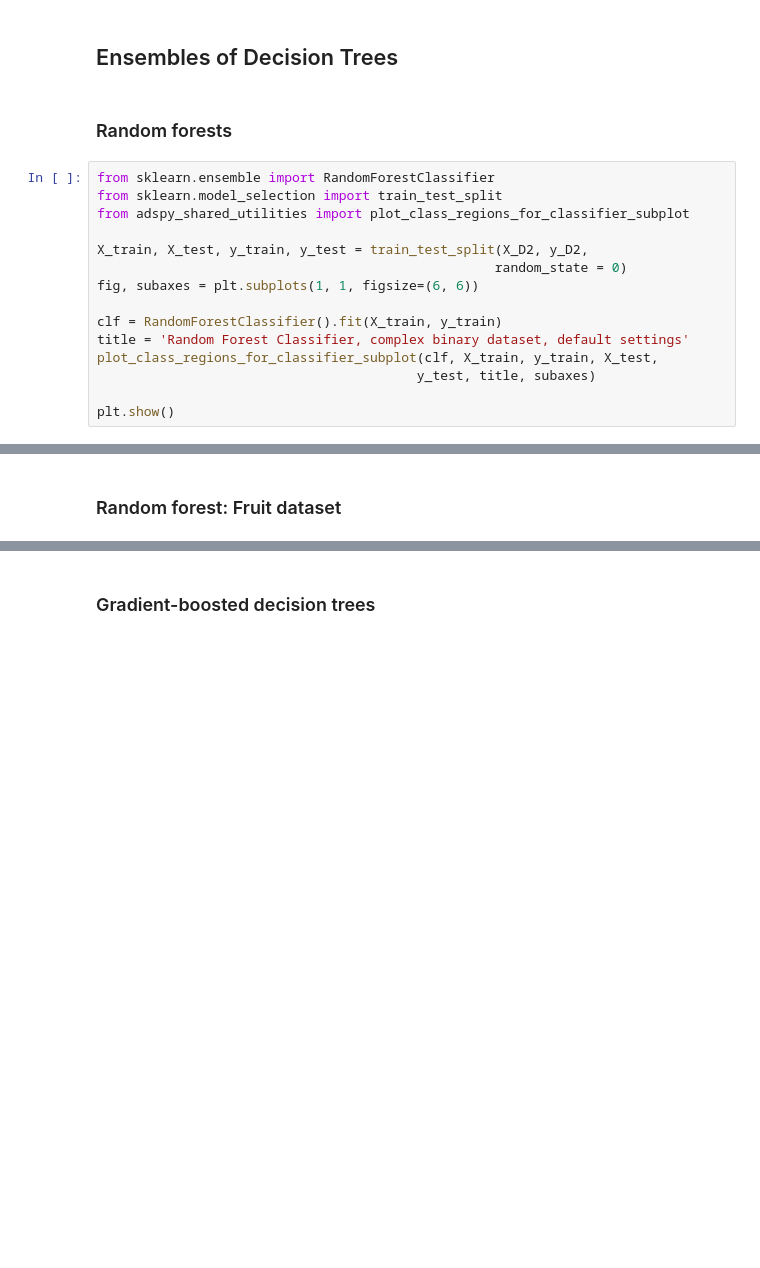
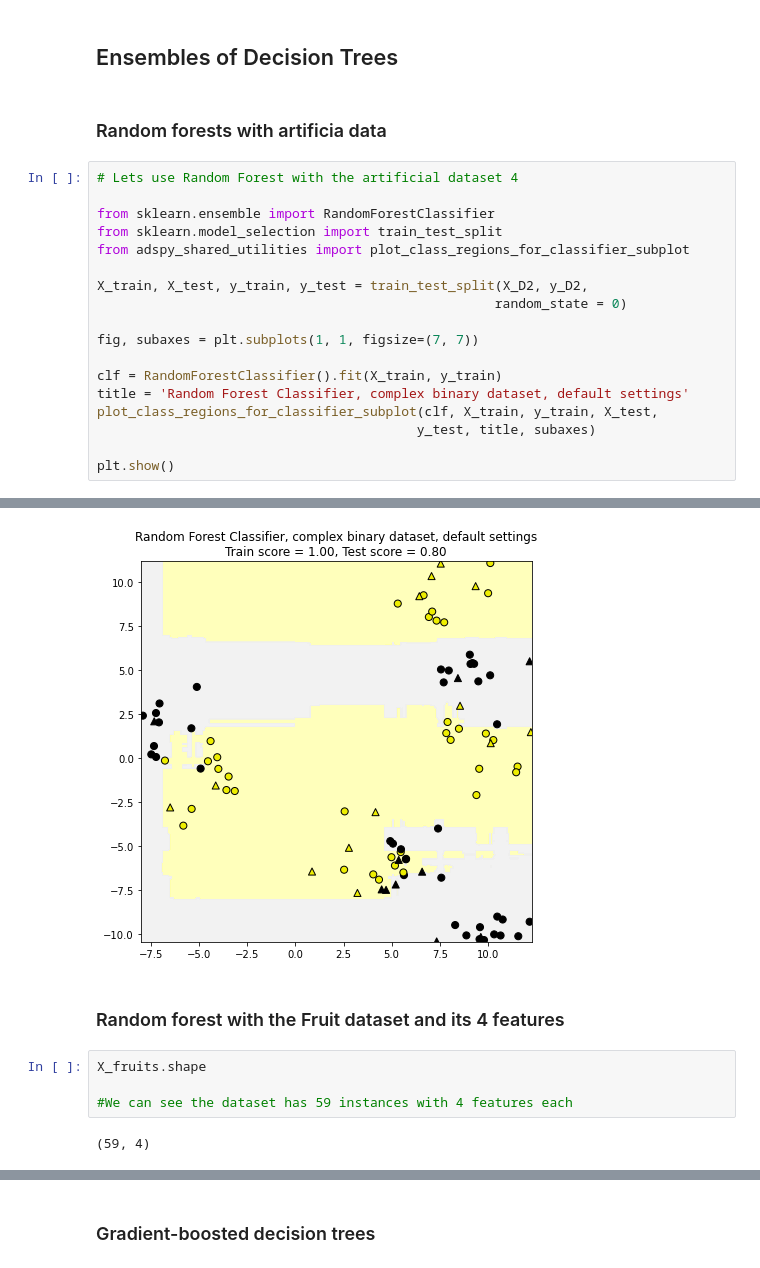
Before and after one commit to valkanoise/Applied-Data-Science-with-Python-Specialization, a Jupyter notebook: Course 3 - Applied Machine Learning in Python/Module 4 Supervised learning part II/Module 4_apuntes.ipynb, the cells around one changed output, grey strips where cells are left out. Drawn from its saved outputs; the diff is of its cells as text; blank space fills up the shorter version.

```diff
--- a/Course 3 - Applied Machine Learning in Python/Module 4 Supervised learning part II/Module 4_apuntes.ipynb
+++ b/Course 3 - Applied Machine Learning in Python/Module 4 Supervised learning part II/Module 4_apuntes.ipynb
@@ -199,15 +200,18 @@ Accuracy of GaussianNB classifier on test set: 0.94
 # %% [markdown]
 ## Ensembles of Decision Trees
 # %% [markdown]
-### Random forests
+### Random forests with artificia data
 # %%
+# Lets use Random Forest with the artificial dataset 4
+
 from sklearn.ensemble import RandomForestClassifier
 from sklearn.model_selection import train_test_split
 from adspy_shared_utilities import plot_class_regions_for_classifier_subplot
 
 X_train, X_test, y_train, y_test = train_test_split(X_D2, y_D2,
                                                    random_state = 0)
-fig, subaxes = plt.subplots(1, 1, figsize=(6, 6))
+
+fig, subaxes = plt.subplots(1, 1, figsize=(7, 7))
 
 clf = RandomForestClassifier().fit(X_train, y_train)
 title = 'Random Forest Classifier, complex binary dataset, default settings'
@@ -221,2 +223,9 @@ plt.show()
+[figure, added]
 # %% [markdown]
-### Random forest: Fruit dataset
+### Random forest with the Fruit dataset and its 4 features
+# %%
+X_fruits.shape
+
+#We can see the dataset has 59 instances with 4 features each
+# %% [output]
+(59, 4)
```
Also changed, not shown: parts of 42 cells of this notebook, 34 other files.
